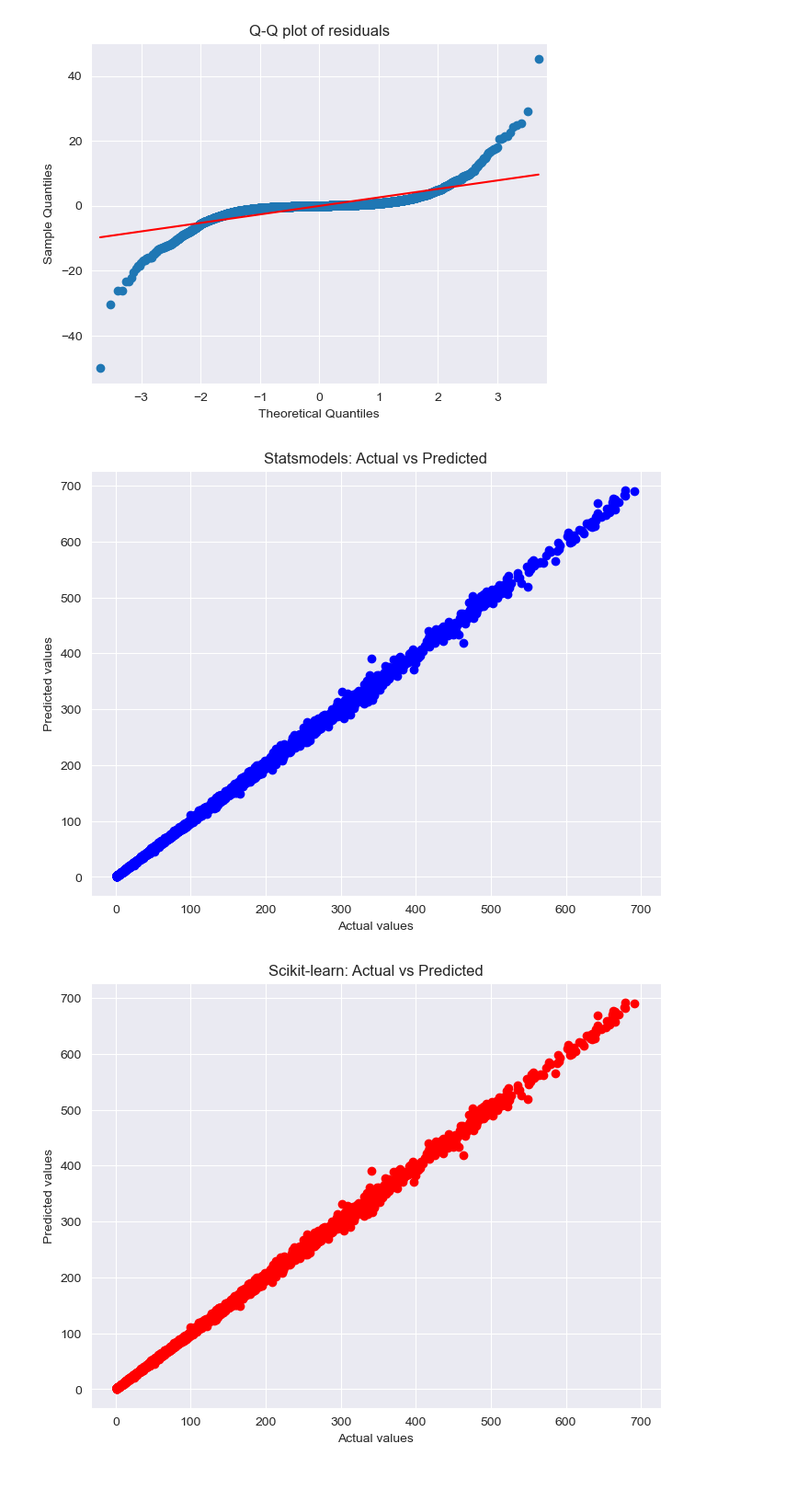
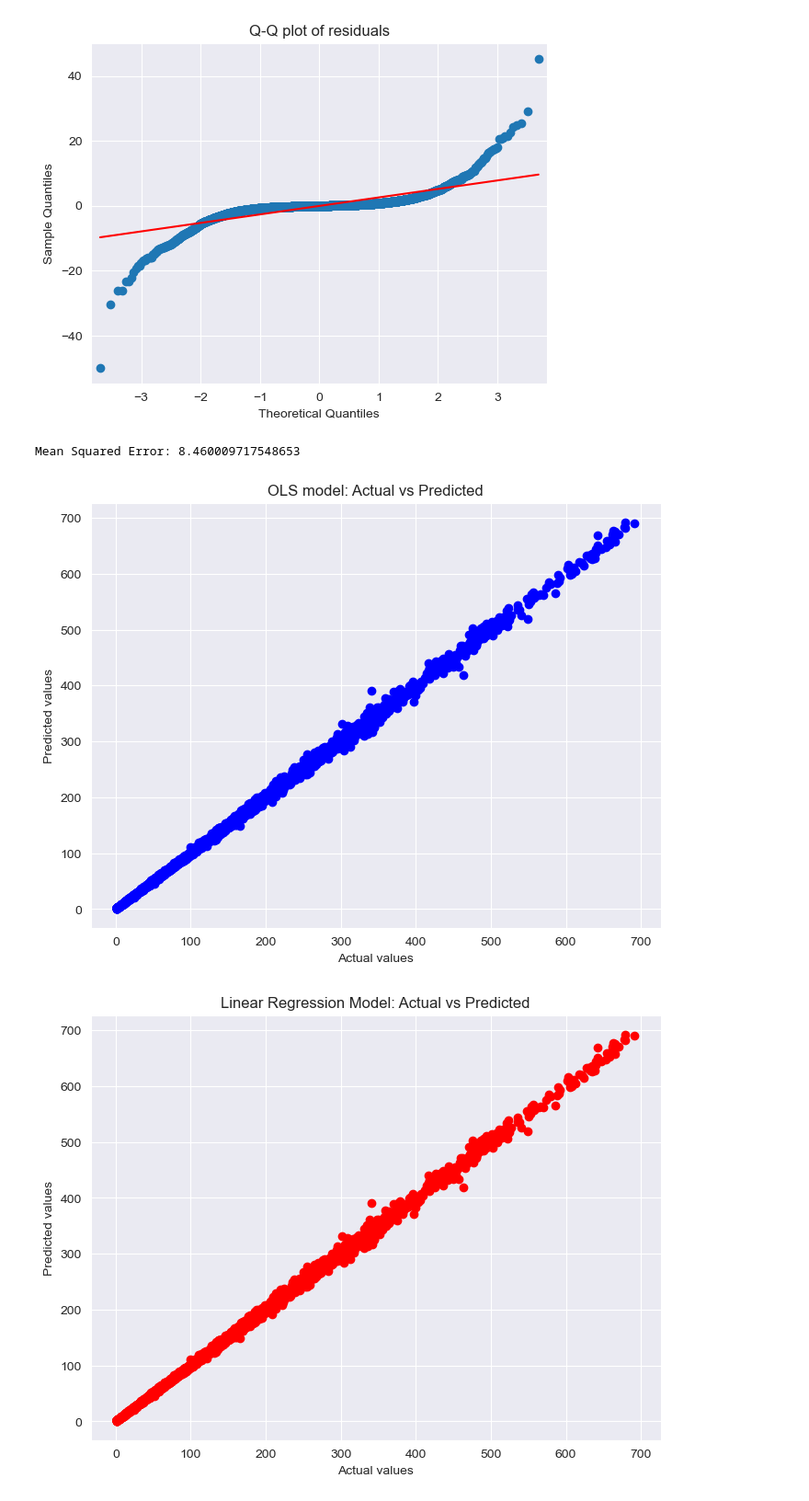
Before and after one commit to INFO-523-Exercises/hw-05-LikithKumarDundigalla, a Jupyter notebook: hw-05.ipynb, the cells around one changed output. Shown: that part at 92% size. Cells and saved outputs as stored; diff of their text form; code cells hidden in the pictures.

```diff
--- a/hw-05.ipynb
+++ b/hw-05.ipynb
@@ -82,6 +84,3 @@ data.head()
 | 2 | AAPL | 2010-01-06 | 7.656429 | 7.686786 | 7.526786 | 7.534643 | 6.422664 | 552160000 |
 | 3 | AAPL | 2010-01-07 | 7.562500 | 7.571429 | 7.466071 | 7.520714 | 6.410790 | 477131200 |
 | 4 | AAPL | 2010-01-08 | 7.510714 | 7.571429 | 7.466429 | 7.570714 | 6.453412 | 447610800 |
-# %%
-numeric_columns = ['open', 'high', 'low', 'close', 'adj_close', 'volume']
-data[numeric_columns] = data[numeric_columns].fillna(data[numeric_columns].mean())
@@ -200,19 +199,40 @@ plt.show()
+# %%
+# Creating and fitting the Random Forest Regression model
+rf_model = RandomForestRegressor(n_estimators=100, random_state=42)  # You can adjust hyperparameters
+rf_model.fit(X_train, y_train)
+
+# Predicting on the test set
+y_pred_rf = rf_model.predict(X_test)
+
+# Evaluating the model (for example, using Mean Squared Error)
+mse = mean_squared_error(y_test, y_pred_rf)
+print("Mean Squared Error:", mse)
+# %% [output]
+Mean Squared Error: 8.460009717548653
 # %%
-# Plotting for statsmodels model
+# Plotting for OLS model
 plt.figure(figsize=(8, 6))
 plt.scatter(y_test, y_pred_sm, color='blue')
-plt.title('Statsmodels: Actual vs Predicted')
+plt.title('OLS model: Actual vs Predicted')
 plt.xlabel('Actual values')
 plt.ylabel('Predicted values')
 plt.show()
 
-# Plotting for scikit-learn model
+# Plotting for Linear Regression Model
 plt.figure(figsize=(8, 6))
 plt.scatter(y_test, y_pred_lr, color='red')
-plt.title('Scikit-learn: Actual vs Predicted')
+plt.title('Linear Regression Model: Actual vs Predicted')
 plt.xlabel('Actual values')
 plt.ylabel('Predicted values')
 plt.show()
+
+# Plotting for Random Forest Model
+plt.figure(figsize=(8, 6))
+plt.scatter(y_test, y_pred_rf, color='red')
+plt.title('Random Forest Model: Actual vs Predicted')
+plt.xlabel('Actual values')
+plt.ylabel('Predicted values')
+plt.show()
 # %% [output]
-[figure, old version]
+[figure, new version]
-[figure, old version]
+[figure, new version]
```
Also changed, not shown: parts of 21 cells of this notebook.
